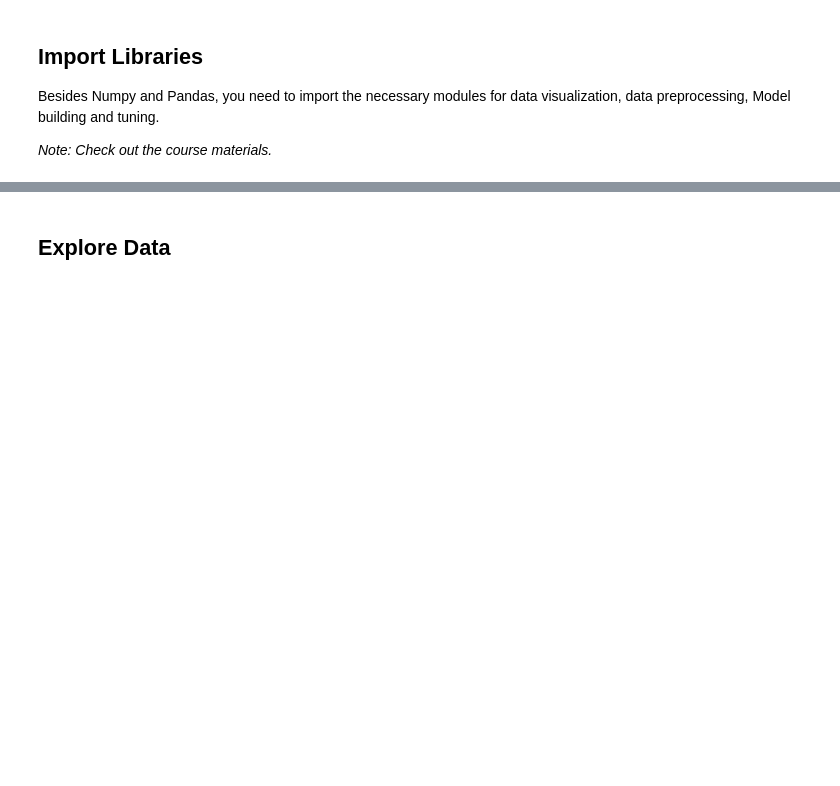
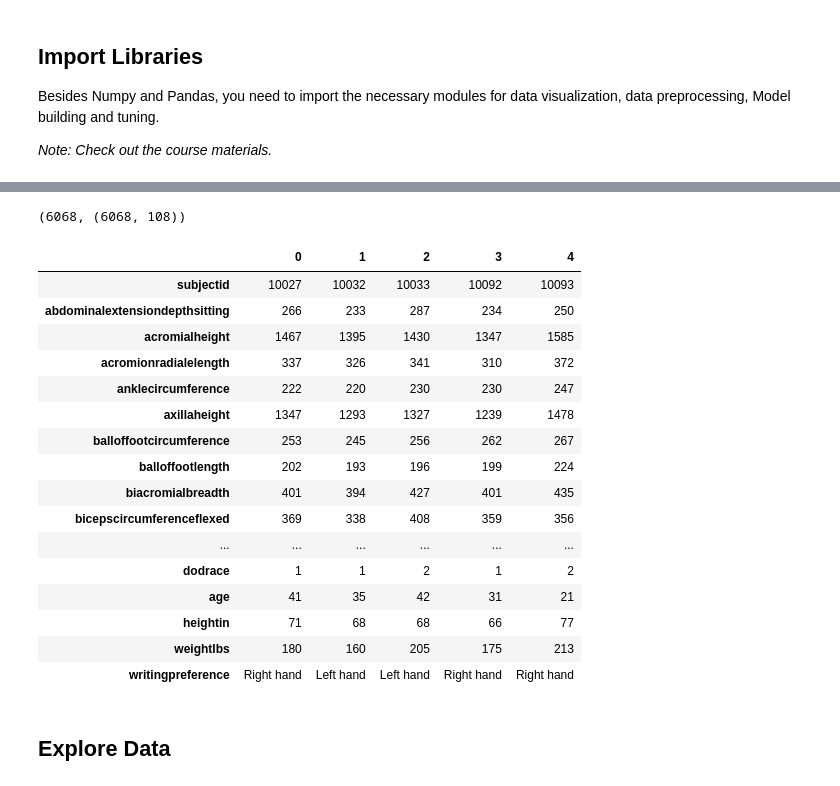
Before and after one commit to muhsinayaz/my-projects, a Jupyter notebook: ML-Project-2 Soldiers-Race-Classification/soldier_race_project_students.ipynb, the cells around one changed output, grey strips where cells are left out. Cells and saved outputs as stored; diff of their text form; code cells hidden in the pictures; blank space fills up the shorter version.

```diff
--- a/ML-Project-2 Soldiers-Race-Classification/soldier_race_project_students.ipynb
+++ b/ML-Project-2 Soldiers-Race-Classification/soldier_race_project_students.ipynb
@@ -77,0 +152,4 @@ Besides Numpy and Pandas, you need to import the necessary modules for data visu
+# %%
+(df_male.shape[0] + df_female.shape[0]), df.shape
+# %% [output]
+(6068, (6068, 108))
@@ -78,2 +158,22 @@ Besides Numpy and Pandas, you need to import the necessary modules for data visu
+# %%
+df.head().T
+# %% [output]
+|  | 0 | 1 | 2 | 3 | 4 |
+| subjectid | 10027 | 10032 | 10033 | 10092 | 10093 |
+| abdominalextensiondepthsitting | 266 | 233 | 287 | 234 | 250 |
+| acromialheight | 1467 | 1395 | 1430 | 1347 | 1585 |
+| acromionradialelength | 337 | 326 | 341 | 310 | 372 |
+| anklecircumference | 222 | 220 | 230 | 230 | 247 |
+| axillaheight | 1347 | 1293 | 1327 | 1239 | 1478 |
+| balloffootcircumference | 253 | 245 | 256 | 262 | 267 |
+| balloffootlength | 202 | 193 | 196 | 199 | 224 |
+| biacromialbreadth | 401 | 394 | 427 | 401 | 435 |
+| bicepscircumferenceflexed | 369 | 338 | 408 | 359 | 356 |
+| ... | ... | ... | ... | ... | ... |
+| dodrace | 1 | 1 | 2 | 1 | 2 |
+| age | 41 | 35 | 42 | 31 | 21 |
+| heightin | 71 | 68 | 68 | 66 | 77 |
+| weightlbs | 180 | 160 | 205 | 175 | 213 |
+| writingpreference | Right hand | Left hand | Left hand | Right hand | Right hand |
 # %% [markdown]
 ## Explore Data
```
Also changed, not shown: parts of 66 cells of this notebook.
